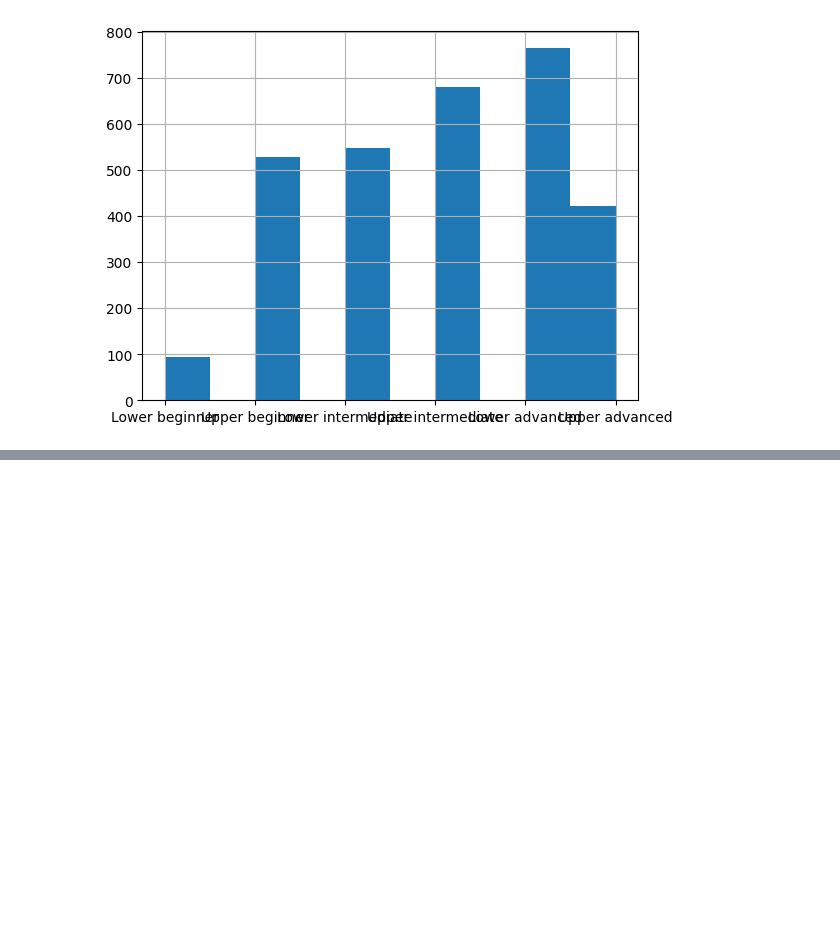
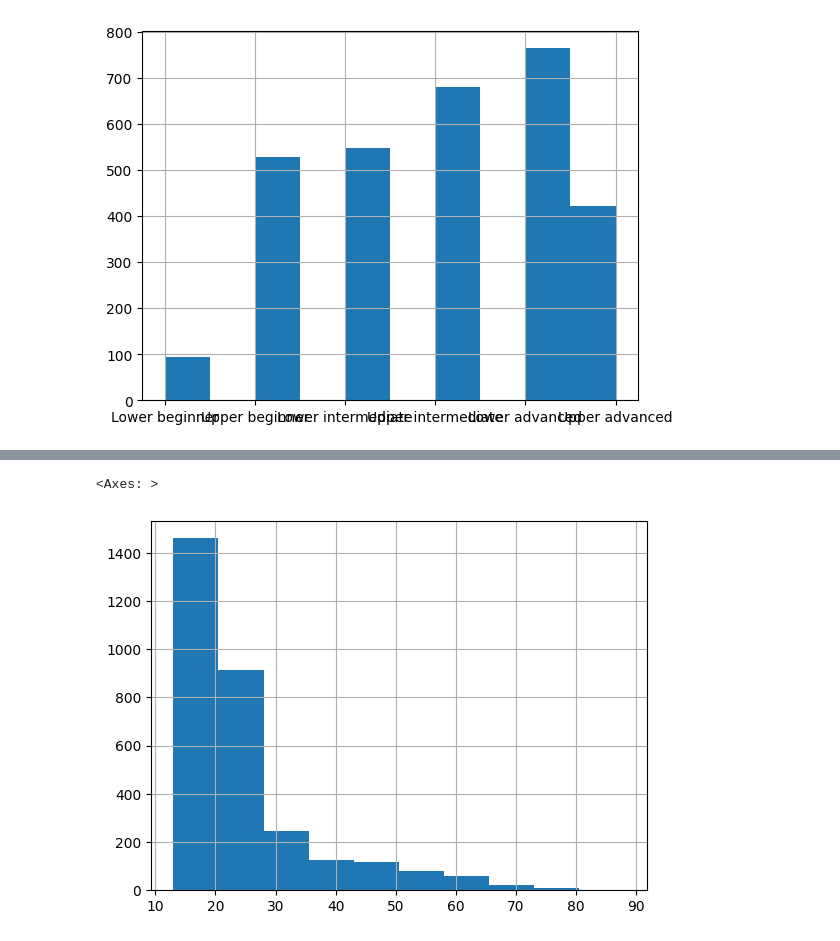
Before and after one commit to berstearns/garbage_collector, a Jupyter notebook: CCT/stats/CA1statistics.ipynb, the cells around one changed output, grey strips where cells are left out. Saved outputs shown, nothing was run; the diff lists cells and outputs as text; code cells hidden in the pictures; blank space fills up the shorter version.

```diff
--- a/CCT/stats/CA1statistics.ipynb
+++ b/CCT/stats/CA1statistics.ipynb
@@ -242,0 +289,5 @@ selected_dataframe["Proficiency"].hist()
+# %%
+selected_dataframe["Age"].hist()
+# %% [output]
+<Axes: >
+[figure, added]
```
Also changed, not shown: parts of 17 cells of this notebook.
